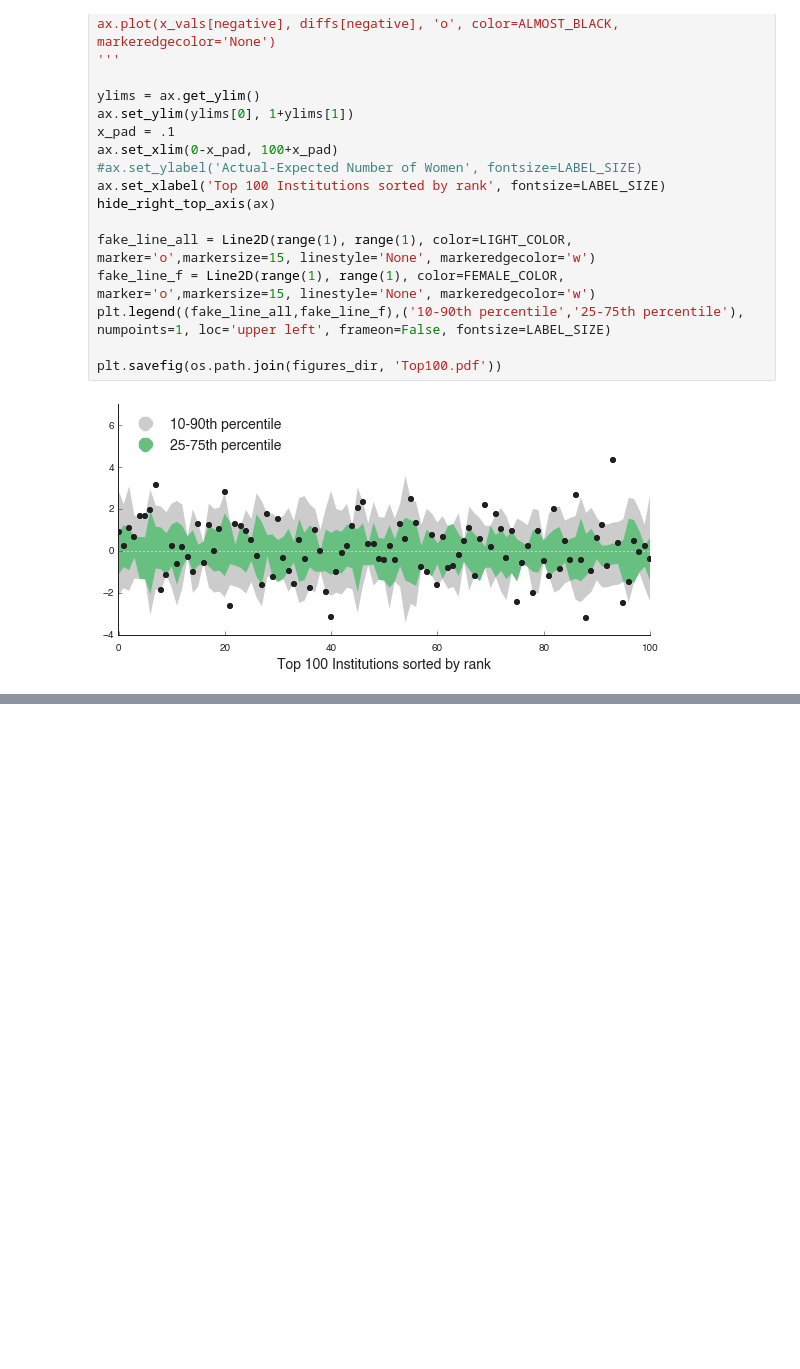
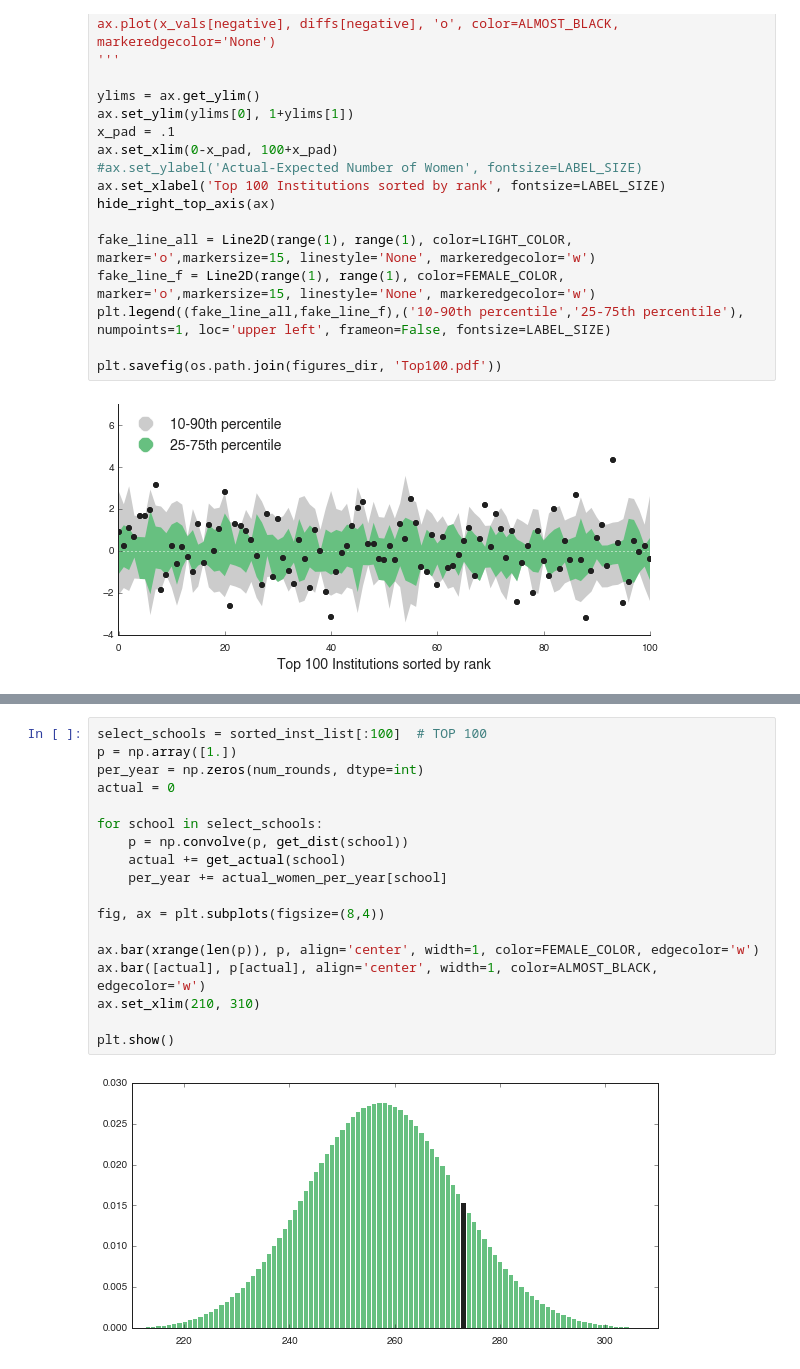
Before and after one commit to samfway/faculty_hiring, a Jupyter notebook: notebooks/Trajectories.ipynb, the cells around one changed output, grey strips where cells are left out. Drawn from its saved outputs; the diff is of its cells as text; blank space fills up the shorter version.

```diff
--- a/notebooks/Trajectories.ipynb
+++ b/notebooks/Trajectories.ipynb
@@ -264,0 +318,20 @@ plt.savefig(os.path.join(figures_dir, 'Top100.pdf'))
+# %%
+select_schools = sorted_inst_list[:100]  # TOP 100
+p = np.array([1.])
+per_year = np.zeros(num_rounds, dtype=int)
+actual = 0
+
+for school in select_schools:
+    p = np.convolve(p, get_dist(school))
+    actual += get_actual(school)
+    per_year += actual_women_per_year[school]
+
+fig, ax = plt.subplots(figsize=(8,4))
+
+ax.bar(xrange(len(p)), p, align='center', width=1, color=FEMALE_COLOR, edgecolor='w')
+ax.bar([actual], p[actual], align='center', width=1, color=ALMOST_BLACK, edgecolor='w')
+ax.set_xlim(210, 310)
+
+plt.show()
+# %% [output]
+[figure, added]
```
Also changed, not shown: parts of 18 cells of this notebook, 4 other files.
